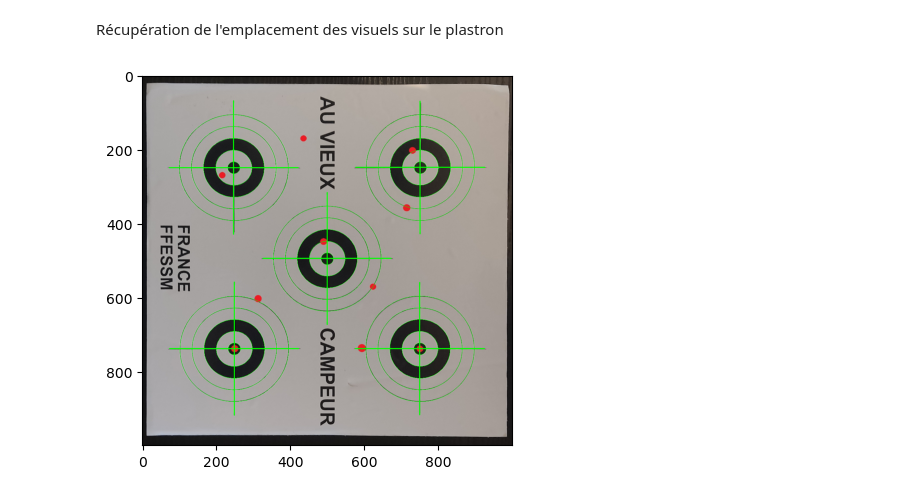
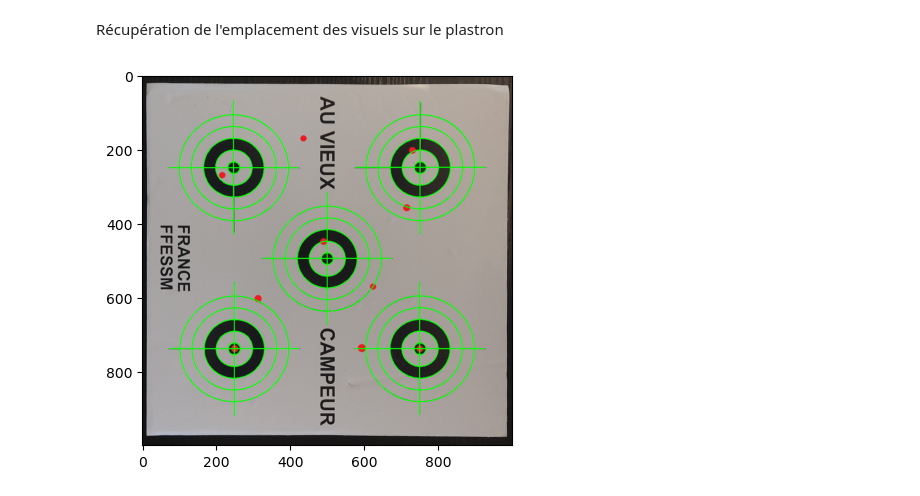
Before and after one commit to subvision-soft/documentation, a Jupyter notebook: algorithm-demo.ipynb, the cells around one changed output. Saved outputs shown, nothing was run; the diff lists cells and outputs as text; code cells hidden in the pictures.

```diff
--- a/algorithm-demo.ipynb
+++ b/algorithm-demo.ipynb
@@ -389,44 +386,47 @@ def target_coordinates_to_sheet_coordinates(ellipsis: dict):
             new_ellipsis[key] = ((value[0][0] + PICTURE_SIZE_SHEET_DETECTION // 2, value[0][1]), value[1], value[2])
         elif (key == Zone.BOTTOM_RIGHT):
             new_ellipsis[key] = (
-                (value[0][0] + PICTURE_SIZE_SHEET_DETECTION // 2, value[0][1] + PICTURE_SIZE_SHEET_DETECTION // 2),
-                value[1], value[2])
+            (value[0][0] + PICTURE_SIZE_SHEET_DETECTION // 2, value[0][1] + PICTURE_SIZE_SHEET_DETECTION // 2),
+            value[1], value[2])
         elif (key == Zone.CENTER):
             new_ellipsis[key] = (
-                (value[0][0] + PICTURE_SIZE_SHEET_DETECTION // 4, value[0][1] + PICTURE_SIZE_SHEET_DETECTION // 4),
-                value[1], value[2])
+            (value[0][0] + PICTURE_SIZE_SHEET_DETECTION // 4, value[0][1] + PICTURE_SIZE_SHEET_DETECTION // 4),
+            value[1], value[2])
     return new_ellipsis
 
 
 image = cv.imread('images/sheet.jpg')
 sheet_mat = get_sheet_picture(image)
 coordinates = get_targets_ellipse(sheet_mat)
 coordinates = target_coordinates_to_sheet_coordinates(coordinates)
 #iterate key and value
 for key, ellipse_contrat in coordinates.items():
+
     drawing_width = 2
 
     # Draw the ellipse
     target_color = (0, 255, 0)
     # Grow the ellipse
     ellipse_cross_tip = grow_ellipse(ellipse_contrat, 2.2)
     ellipse_mouche = grow_ellipse(ellipse_contrat, 0.2)
     ellipse_petit_blanc = grow_ellipse(ellipse_contrat, 0.6)
     ellipse_moyen_blanc = grow_ellipse(ellipse_contrat, 1.4)
     ellipse_grand_blanc = grow_ellipse(ellipse_contrat, 1.8)
     # Draw the ellipses
-    cv.ellipse(sheet_mat, ellipse_contrat, target_color, drawing_width // 2)
-    cv.ellipse(sheet_mat, ellipse_mouche, target_color, drawing_width // 2)
-    cv.ellipse(sheet_mat, ellipse_petit_blanc, target_color, drawing_width // 2)
-    cv.ellipse(sheet_mat, ellipse_moyen_blanc, target_color, drawing_width // 2)
-    cv.ellipse(sheet_mat, ellipse_grand_blanc, target_color, drawing_width // 2)
+    cv.ellipse(sheet_mat, ellipse_contrat, target_color, drawing_width)
+    cv.ellipse(sheet_mat, ellipse_mouche, target_color, drawing_width)
+    cv.ellipse(sheet_mat, ellipse_petit_blanc, target_color, drawing_width)
+    cv.ellipse(sheet_mat, ellipse_moyen_blanc, target_color, drawing_width)
+    cv.ellipse(sheet_mat, ellipse_grand_blanc, target_color, drawing_width)
+
+
 
     top_point = get_point_on_ellipse(ellipse_cross_tip, to_radians(90))
     bottom_point = get_point_on_ellipse(ellipse_cross_tip, to_radians(270))
     left_point = get_point_on_ellipse(ellipse_cross_tip, to_radians(180))
     right_point = get_point_on_ellipse(ellipse_cross_tip, to_radians(0))
     cv.line(sheet_mat, top_point, bottom_point, target_color, drawing_width)
     cv.line(sheet_mat, left_point, right_point, target_color, drawing_width)
 show_image(sheet_mat)
 # %% [output]
-[figure, old version]
+[figure, new version]
```
Also changed, not shown: parts of 1 cell of this notebook.
